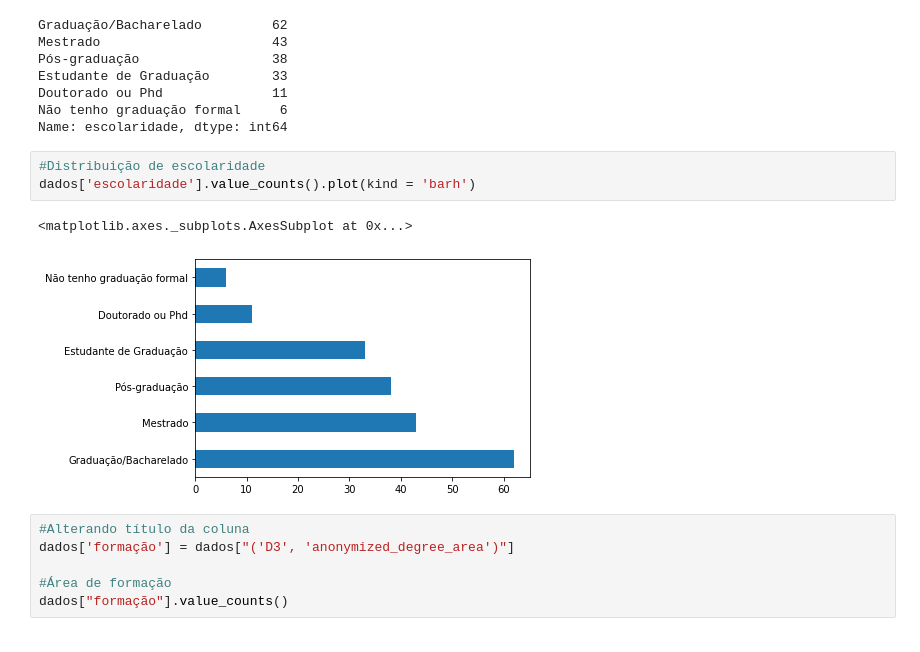
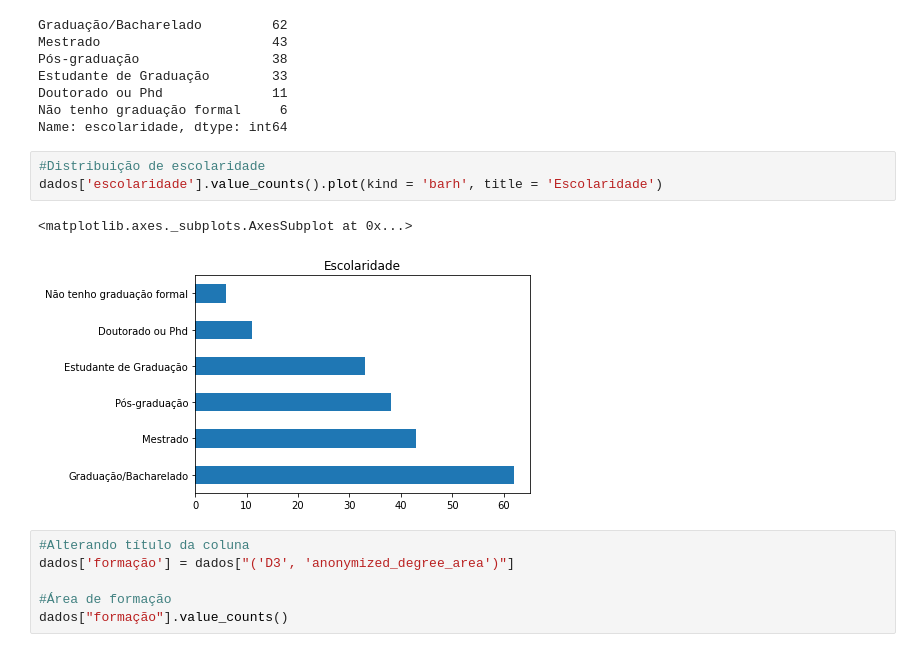
Before and after one commit to victorsponc/cientistas-de-dados-brasil, a Jupyter notebook: Análise_perfil_cientistas_de_dados_Brasil_Victor_Sponchiado.ipynb, the cells around one changed output. Cells and saved outputs as stored; diff of their text form.

```diff
--- a/Análise_perfil_cientistas_de_dados_Brasil_Victor_Sponchiado.ipynb
+++ b/Análise_perfil_cientistas_de_dados_Brasil_Victor_Sponchiado.ipynb
@@ -122,10 +123,10 @@ Não tenho graduação formal     6
 Name: escolaridade, dtype: int64
 # %%
 #Distribuição de escolaridade
-dados['escolaridade'].value_counts().plot(kind = 'barh')
+dados['escolaridade'].value_counts().plot(kind = 'barh', title = 'Escolaridade')
 # %% [output]
 <matplotlib.axes._subplots.AxesSubplot at 0x...>
-[figure, old version]
+[figure, new version]
 # %%
 #Alterando título da coluna
 dados['formação'] = dados["('D3', 'anonymized_degree_area')"]
```
Also changed, not shown: parts of 24 cells of this notebook.
